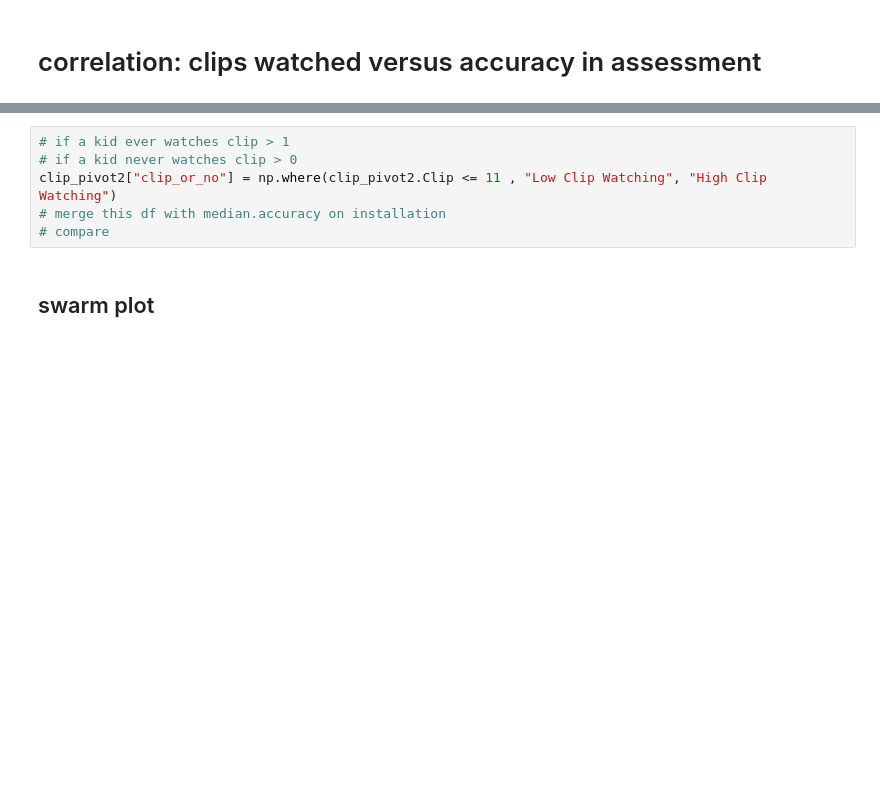
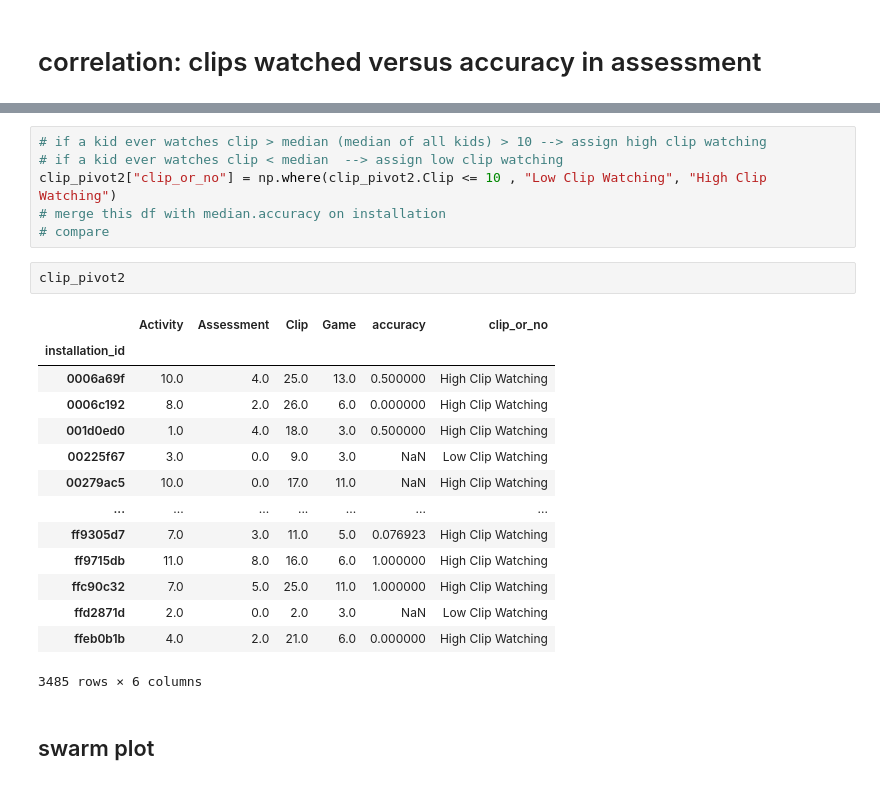
Before and after one commit to cats-in-the-hat/PBS-KIDS2, a Jupyter notebook: Jackie/JQ_clean.ipynb, the cells around one changed output, grey strips where cells are left out. Saved outputs shown, nothing was run; the diff lists cells and outputs as text; blank space fills up the shorter version.

```diff
--- a/Jackie/JQ_clean.ipynb
+++ b/Jackie/JQ_clean.ipynb
@@ -281,9 +284,26 @@ sns.distplot(clip_pivot2.Clip)
 # %%
-# if a kid ever watches clip > 1
-# if a kid never watches clip > 0
-clip_pivot2["clip_or_no"] = np.where(clip_pivot2.Clip <= 11 , "Low Clip Watching", "High Clip Watching")
+# if a kid ever watches clip > median (median of all kids) > 10 --> assign high clip watching
+# if a kid ever watches clip < median  --> assign low clip watching
+clip_pivot2["clip_or_no"] = np.where(clip_pivot2.Clip <= 10 , "Low Clip Watching", "High Clip Watching")
 # merge this df with median.accuracy on installation
 # compare
+# %%
+clip_pivot2
+# %% [output]
+|  | Activity | Assessment | Clip | Game | accuracy | clip_or_no |
+| installation_id |  |  |  |  |  |  |
+| 0006a69f | 10.0 | 4.0 | 25.0 | 13.0 | 0.500000 | High Clip Watching |
+| 0006c192 | 8.0 | 2.0 | 26.0 | 6.0 | 0.000000 | High Clip Watching |
+| 001d0ed0 | 1.0 | 4.0 | 18.0 | 3.0 | 0.500000 | High Clip Watching |
+| 00225f67 | 3.0 | 0.0 | 9.0 | 3.0 | NaN | Low Clip Watching |
+| 00279ac5 | 10.0 | 0.0 | 17.0 | 11.0 | NaN | High Clip Watching |
+| ... | ... | ... | ... | ... | ... | ... |
+| ff9305d7 | 7.0 | 3.0 | 11.0 | 5.0 | 0.076923 | High Clip Watching |
+| ff9715db | 11.0 | 8.0 | 16.0 | 6.0 | 1.000000 | High Clip Watching |
+| ffc90c32 | 7.0 | 5.0 | 25.0 | 11.0 | 1.000000 | High Clip Watching |
+| ffd2871d | 2.0 | 0.0 | 2.0 | 3.0 | NaN | Low Clip Watching |
+| ffeb0b1b | 4.0 | 2.0 | 21.0 | 6.0 | 0.000000 | High Clip Watching |
+3485 rows × 6 columns
 # %% [markdown]
 ## swarm plot
 # %%
```
Also changed, not shown: parts of 180 cells of this notebook, 7 other files.
